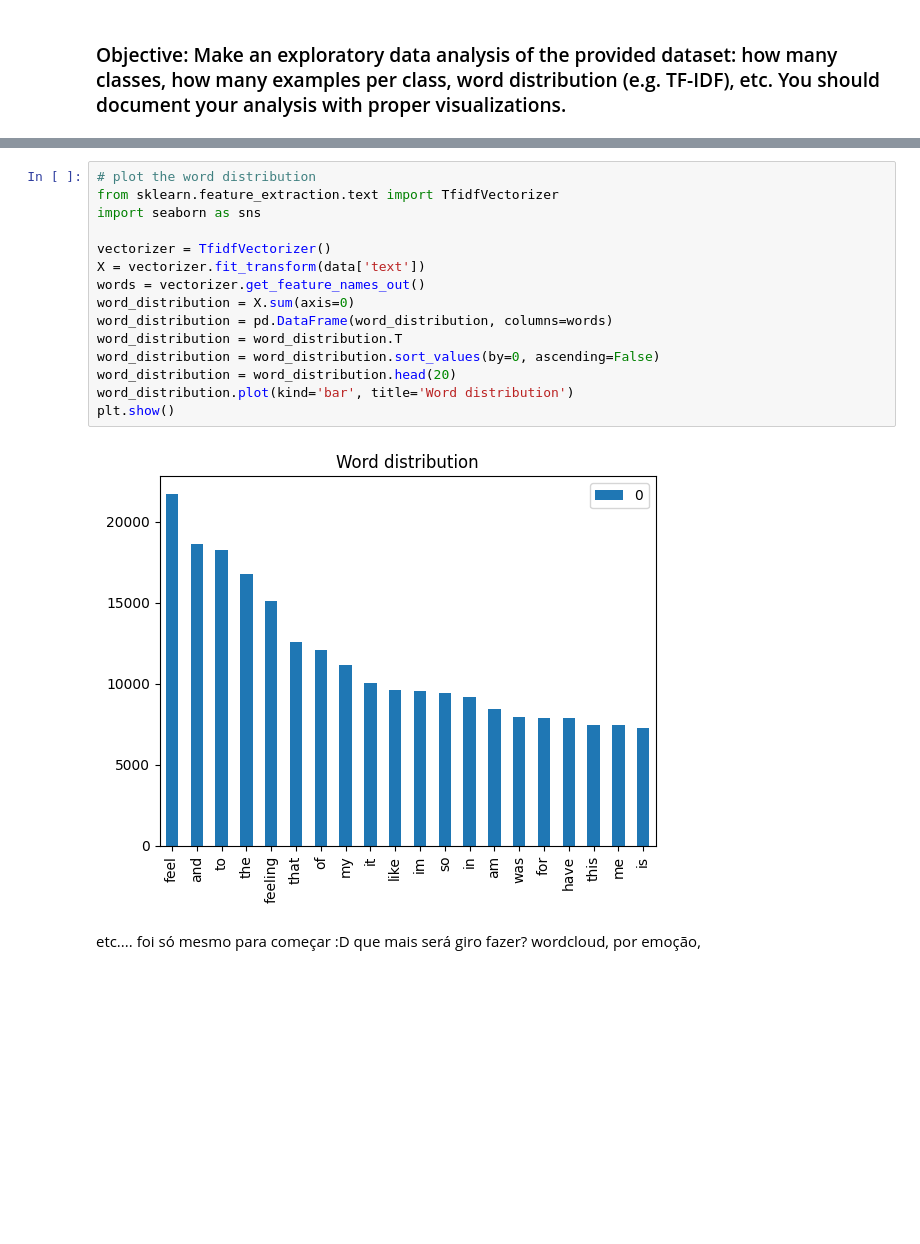
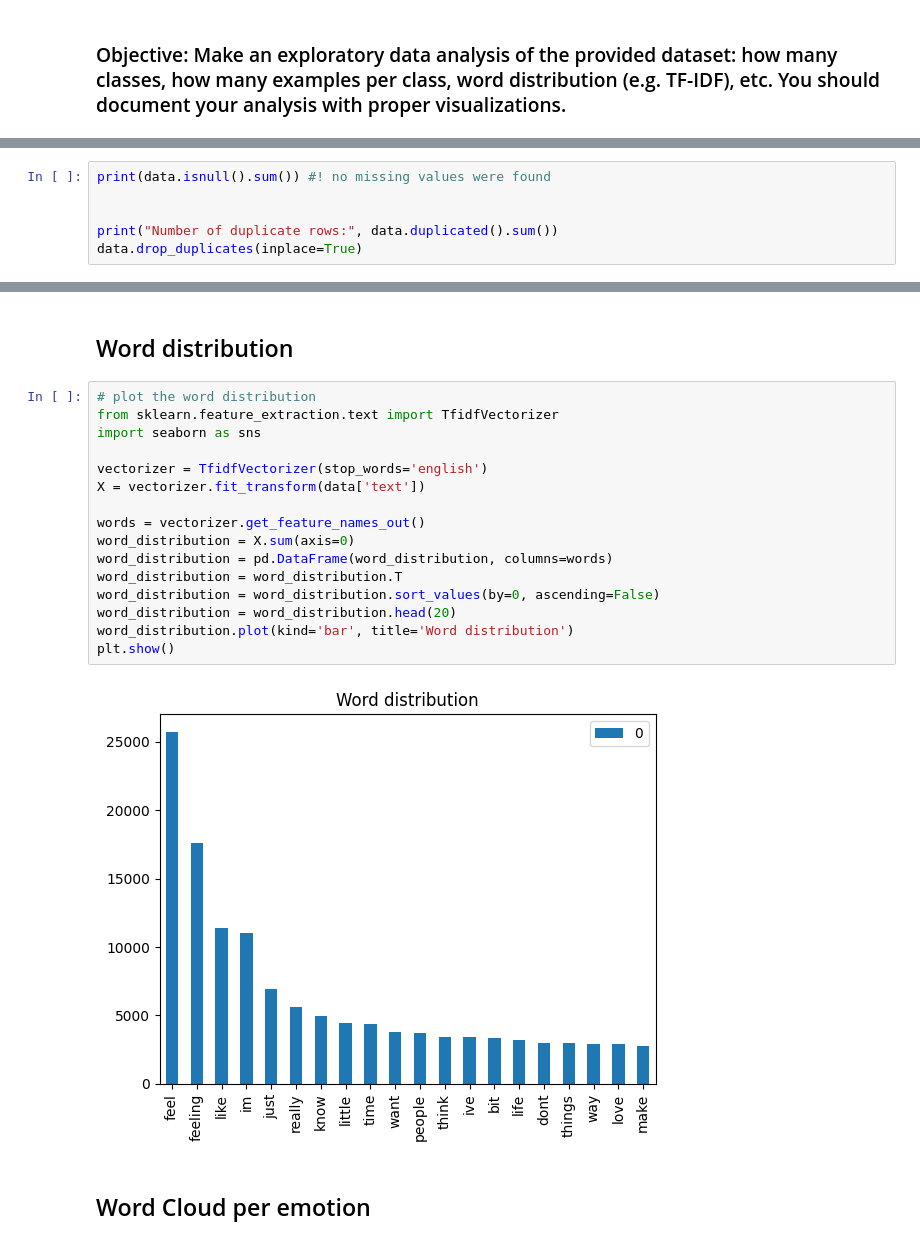
Before and after one commit to yoxerao/PLN, a Jupyter notebook: eda.ipynb, the cells around one changed output, grey strips where cells are left out. Drawn from its saved outputs; the diff is of its cells as text; blank space fills up the shorter version.

```diff
--- a/eda.ipynb
+++ b/eda.ipynb
@@ -23,0 +26,6 @@ please provide us feedback at https://github.com/pandas-dev/pandas/issues/54466
+# %%
+print(data.isnull().sum()) #! no missing values were found
+
+
+print("Number of duplicate rows:", data.duplicated().sum())
+data.drop_duplicates(inplace=True)
@@ -58,23 +73,25 @@ plt.show()
+# %% [markdown]
+## Word distribution
 # %%
 # plot the word distribution
 from sklearn.feature_extraction.text import TfidfVectorizer
 import seaborn as sns
 
-vectorizer = TfidfVectorizer()
+vectorizer = TfidfVectorizer(stop_words='english')
 X = vectorizer.fit_transform(data['text'])
+
 words = vectorizer.get_feature_names_out()
 word_distribution = X.sum(axis=0)
 word_distribution = pd.DataFrame(word_distribution, columns=words)
 word_distribution = word_distribution.T
 word_distribution = word_distribution.sort_values(by=0, ascending=False)
 word_distribution = word_distribution.head(20)
 word_distribution.plot(kind='bar', title='Word distribution')
 plt.show()
 # %% [output]
-[figure, old version]
+[figure, new version]
 # %% [markdown]
-etc.... foi só mesmo para começar :D
-que mais será giro fazer? wordcloud, por emoção,
+## Word Cloud per emotion
 # %%
 
 from wordcloud import WordCloud
```
Also changed, not shown: parts of 8 cells of this notebook, 1 other file.
